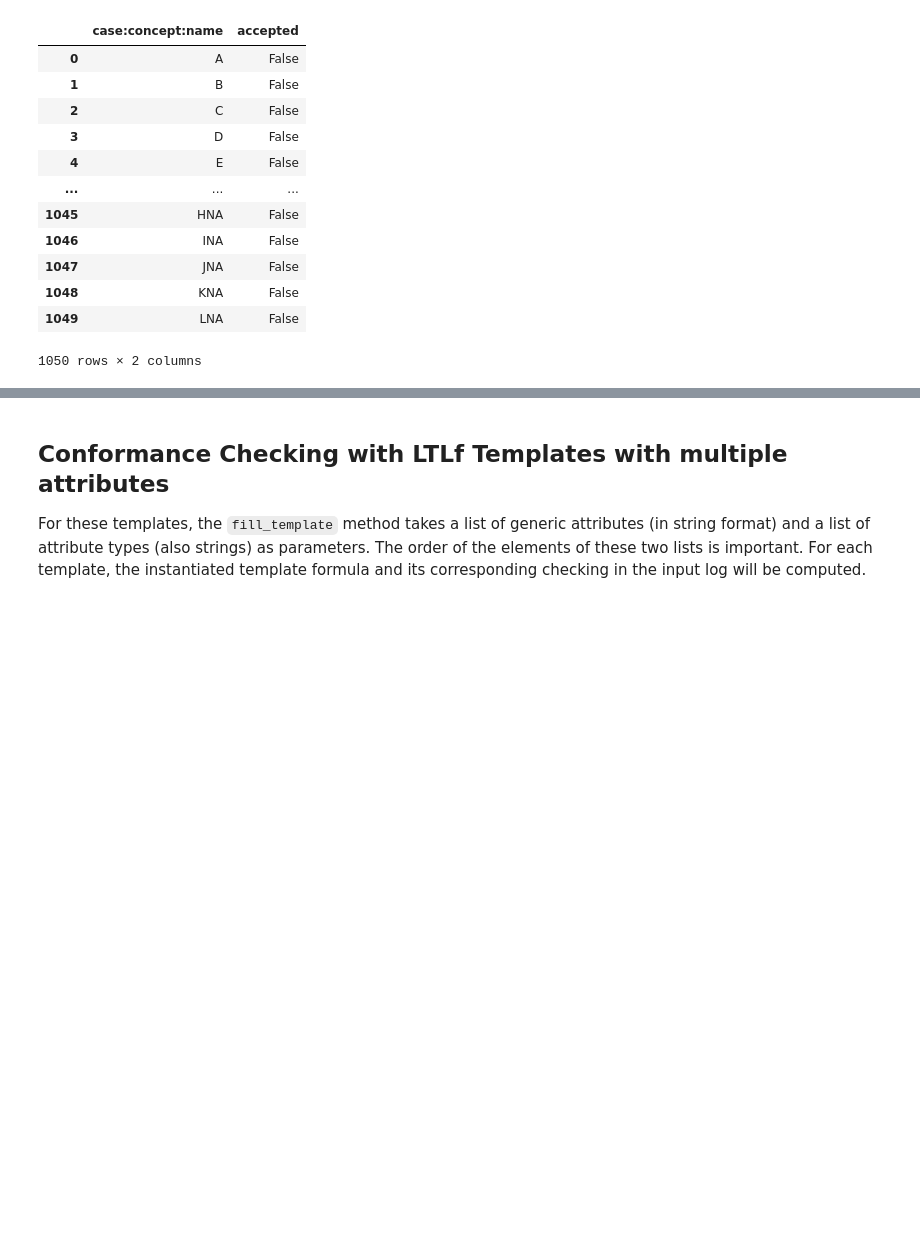
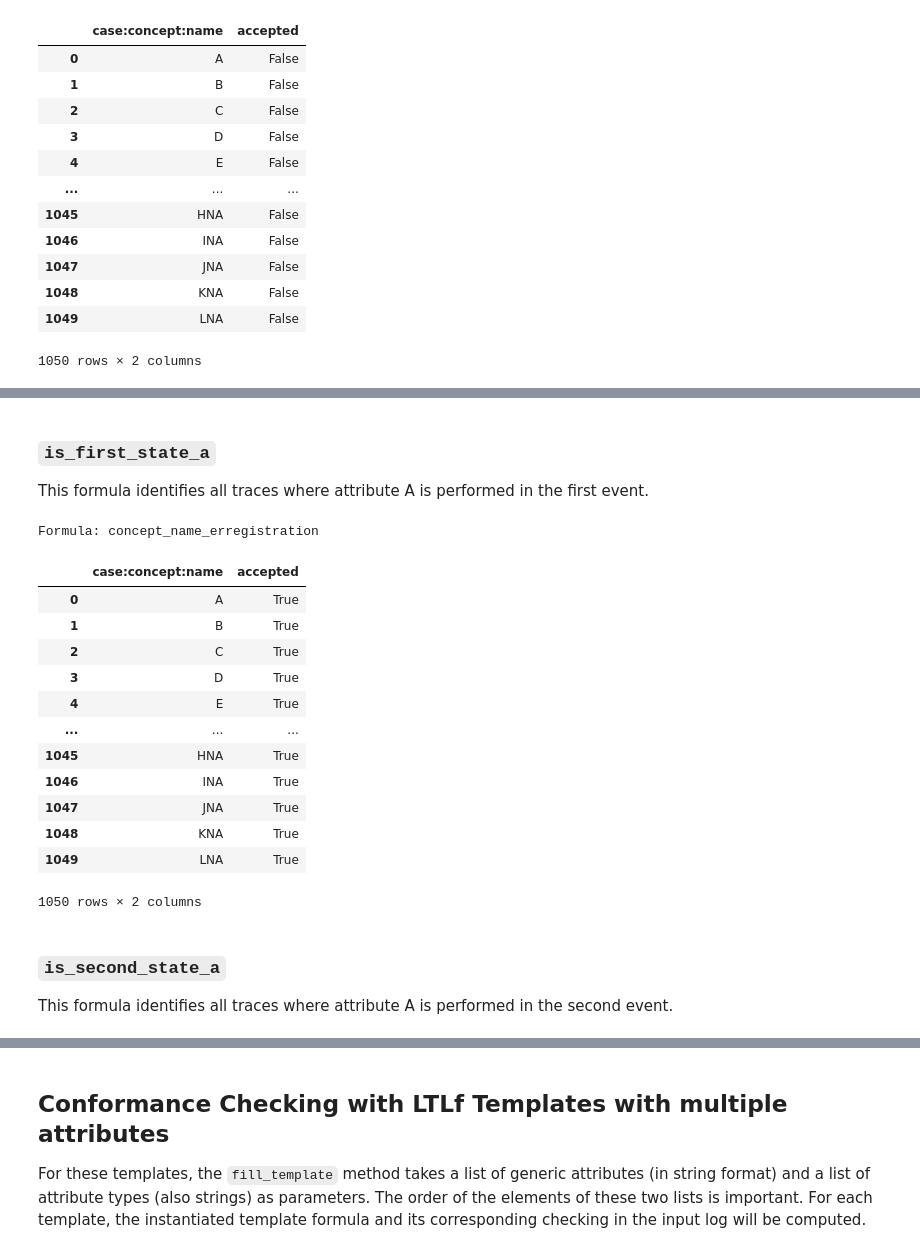
Before and after one commit to unibz-tessaris/Declare4Py, a Jupyter notebook: docs/source/tutorials/3.Conformance_checking_LTLf.ipynb, the cells around one changed output, grey strips where cells are left out. Drawn from its saved outputs; the diff is of its cells as text; code cells hidden in the pictures; blank space fills up the shorter version.

Commit message:
Added Is First (Last) set of LTLf formulas + updated tutorials. Added MM method for LTLAnalyzer.py.
Signed-off-by: xhedj <simeonexhem99@gmail.com>

```diff
--- a/docs/source/tutorials/3.Conformance_checking_LTLf.ipynb
+++ b/docs/source/tutorials/3.Conformance_checking_LTLf.ipynb
@@ -303,0 +319,28 @@ Formula: F(concept_name_erregistration  && X[!](concept_name_crp  && X[!](concep
+# %% [markdown]
+### `is_first_state_a`
+This formula identifies all traces where attribute A is performed in the first event.
+# %%
+template: LTLTemplate = LTLTemplate('is_first_state_a')
+model : LTLModel = template.fill_template(['ER Registration'])
+print(f"Formula: {model.formula}")
+analyzer = LTLAnalyzer(event_log, model)
+conf_check_res_df = analyzer.run()
+conf_check_res_df
+# %% [output]
+Formula: concept_name_erregistration
+|  | case:concept:name | accepted |
+| 0 | A | True |
+| 1 | B | True |
+| 2 | C | True |
+| 3 | D | True |
+| 4 | E | True |
+| ... | ... | ... |
+| 1045 | HNA | True |
+| 1046 | INA | True |
+| 1047 | JNA | True |
+| 1048 | KNA | True |
+| 1049 | LNA | True |
+1050 rows × 2 columns
+# %% [markdown]
+### `is_second_state_a`
+This formula identifies all traces where attribute A is performed in the second event.
```
Also changed, not shown: parts of 18 cells of this notebook, 3 other files.
